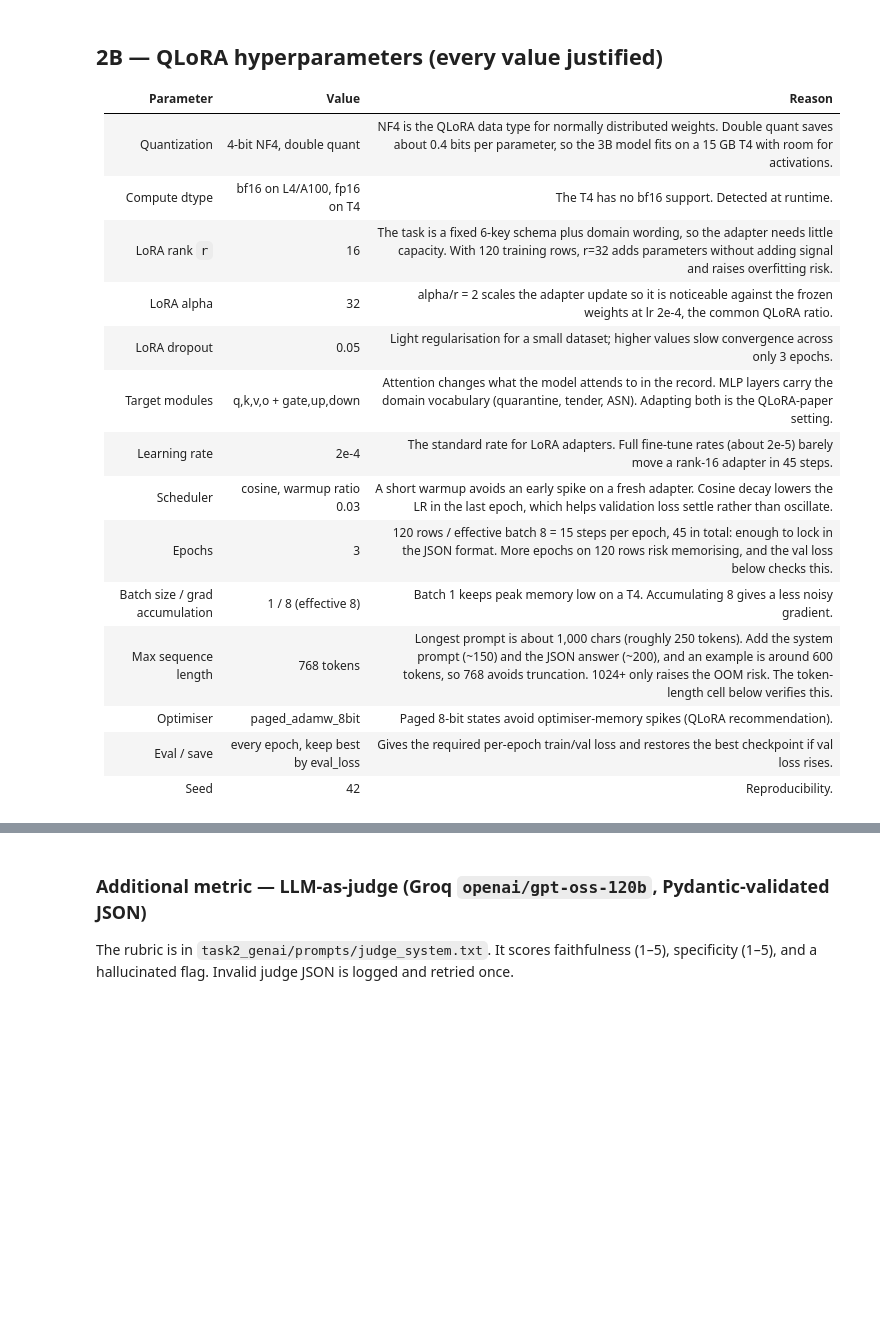
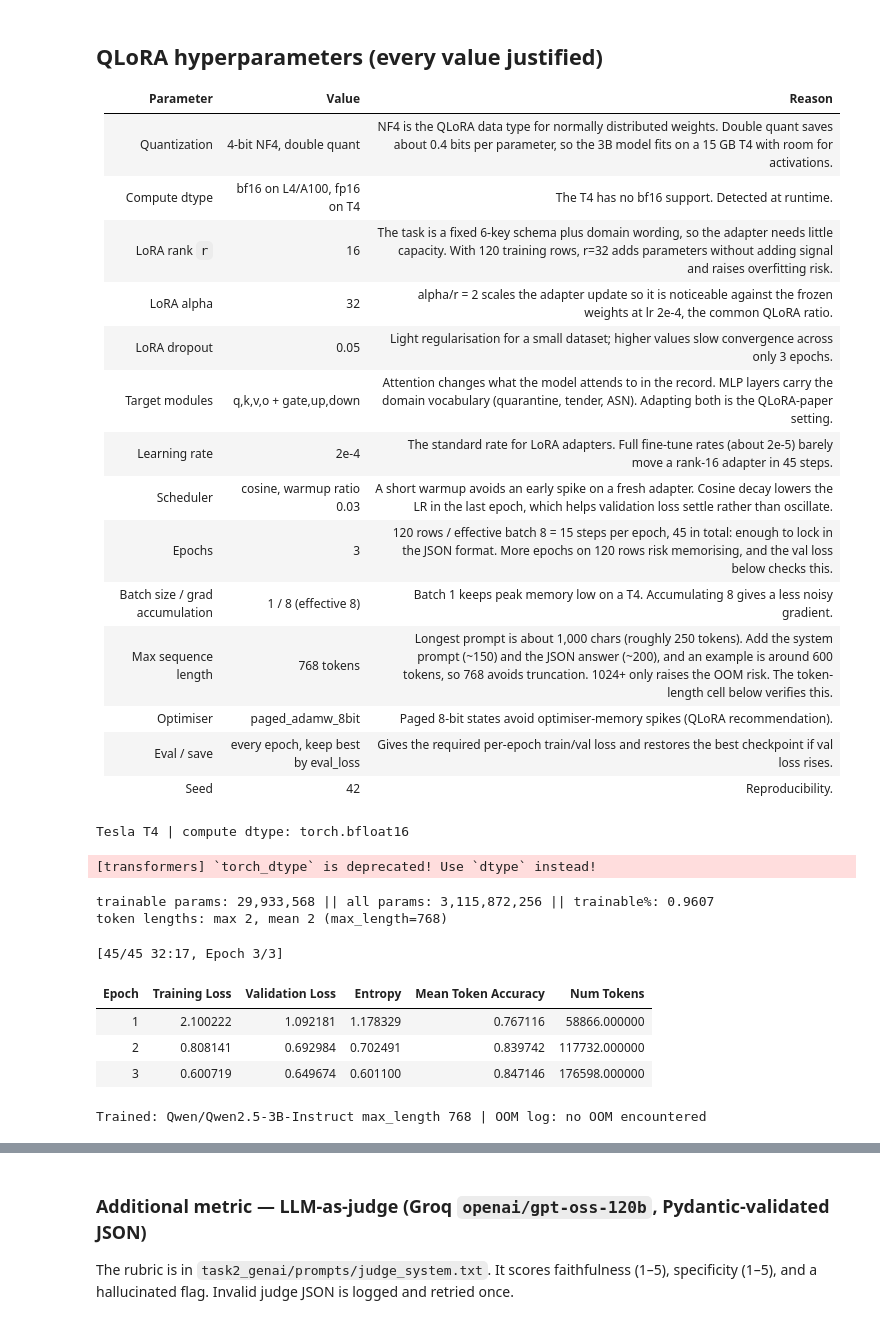
Before and after one commit to salukadev/CDAZZDEV-MLE-Saluka, a Jupyter notebook: task2_genai/notebooks/supply_chain_finetune.ipynb, the cells around one changed output, grey strips where cells are left out. Saved outputs shown, nothing was run; the diff lists cells and outputs as text; code cells hidden in the pictures; blank space fills up the shorter version.

```diff
--- a/task2_genai/notebooks/supply_chain_finetune.ipynb
+++ b/task2_genai/notebooks/supply_chain_finetune.ipynb
@@ -65,5 +103,5 @@ print("Top prompt keywords:", words.most_common(25))
 # %% [markdown]
-## 2B — QLoRA hyperparameters (every value justified)
+## QLoRA hyperparameters (every value justified)
 
 | Parameter | Value | Reason |
 | --- | --- | --- |
@@ -87,6 +125,8 @@ from datasets import Dataset
 from peft import LoraConfig, get_peft_model, prepare_model_for_kbit_training
 from transformers import AutoModelForCausalLM, AutoTokenizer, BitsAndBytesConfig
 from trl import SFTConfig, SFTTrainer
+import trl.kernels.chunked_logprob as chunked_logprob
+chunked_logprob._MM_OUT_DTYPE &= torch.cuda.get_device_capability()[0] >= 8
 
 BF16 = torch.cuda.is_bf16_supported()
 DTYPE = torch.bfloat16 if BF16 else torch.float16
@@ -97,31 +137,42 @@ LORA = LoraConfig(r=16, lora_alpha=32, lora_dropout=0.05, bias="none", task_type
 
 def train(model_id, max_len):
     tok = AutoTokenizer.from_pretrained(model_id)
     model = AutoModelForCausalLM.from_pretrained(model_id, quantization_config=BNB, device_map="auto", torch_dtype=DTYPE)
     model = get_peft_model(prepare_model_for_kbit_training(model), LORA)
     model.print_trainable_parameters()
     lengths = [len(tok.apply_chat_template(r["messages"], tokenize=True)) for r in splits["train"]]
     print(f"token lengths: max {max(lengths)}, mean {sum(lengths)/len(lengths):.0f} (max_length={max_len})")
     length_arg = "max_length" if "max_length" in SFTConfig.__dataclass_fields__ else "max_seq_length"
     args = SFTConfig(output_dir="outputs", num_train_epochs=3, per_device_train_batch_size=1, per_device_eval_batch_size=1,
-                     gradient_accumulation_steps=8, learning_rate=2e-4, lr_scheduler_type="cosine", warmup_ratio=0.03,
+                     gradient_accumulation_steps=8, learning_rate=2e-4, lr_scheduler_type="cosine", warmup_steps=1,
                      eval_strategy="epoch", logging_strategy="epoch", save_strategy="epoch", save_total_limit=1,
                      load_best_model_at_end=True, metric_for_best_model="eval_loss", optim="paged_adamw_8bit",
                      bf16=BF16, fp16=not BF16, report_to="none", seed=42, **{length_arg: max_len})
     trainer = SFTTrainer(model=model, args=args, processing_class=tok,
                          train_dataset=Dataset.from_list(splits["train"]), eval_dataset=Dataset.from_list(splits["val"]))
     trainer.train()
     return tok, model, trainer
 
 # OOM handling: shorter sequences first, then the 1.5B model. Every failure is logged.
 ATTEMPTS = [("Qwen/Qwen2.5-3B-Instruct", 768), ("Qwen/Qwen2.5-3B-Instruct", 512), ("Qwen/Qwen2.5-1.5B-Instruct", 512)]
 OOM_LOG = []
 for MODEL_ID, MAX_LEN in ATTEMPTS:
     try:
         tok, model, trainer = train(MODEL_ID, MAX_LEN)
         break
     except torch.cuda.OutOfMemoryError as exc:
         OOM_LOG.append({"model": MODEL_ID, "max_length": MAX_LEN, "error": str(exc)[:200]})
         print("OOM ->", OOM_LOG[-1])
         gc.collect(); torch.cuda.empty_cache()
 print("Trained:", MODEL_ID, "max_length", MAX_LEN, "| OOM log:", OOM_LOG or "no OOM encountered")
+# %% [output]
+Tesla T4 | compute dtype: torch.bfloat16
+[transformers] `torch_dtype` is deprecated! Use `dtype` instead!
+trainable params: 29,933,568 || all params: 3,115,872,256 || trainable%: 0.9607
+token lengths: max 2, mean 2 (max_length=768)
+[45/45 32:17, Epoch 3/3]
+| Epoch | Training Loss | Validation Loss | Entropy | Mean Token Accuracy | Num Tokens |
+| 1 | 2.100222 | 1.092181 | 1.178329 | 0.767116 | 58866.000000 |
+| 2 | 0.808141 | 0.692984 | 0.702491 | 0.839742 | 117732.000000 |
+| 3 | 0.600719 | 0.649674 | 0.601100 | 0.847146 | 176598.000000 |
+Trained: Qwen/Qwen2.5-3B-Instruct max_length 768 | OOM log: no OOM encountered
```
Also changed, not shown: parts of 17 cells of this notebook, 1 other file.
